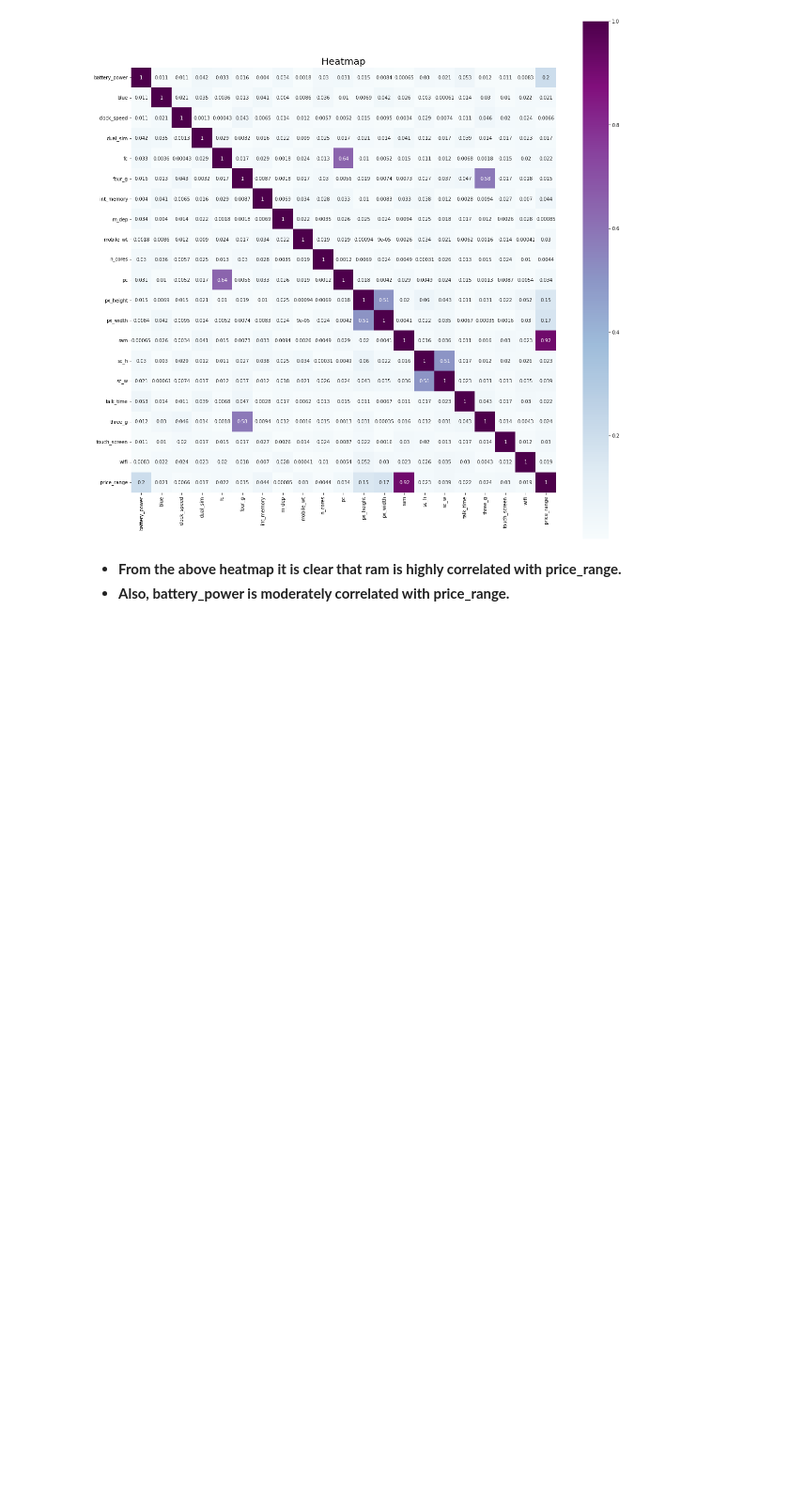
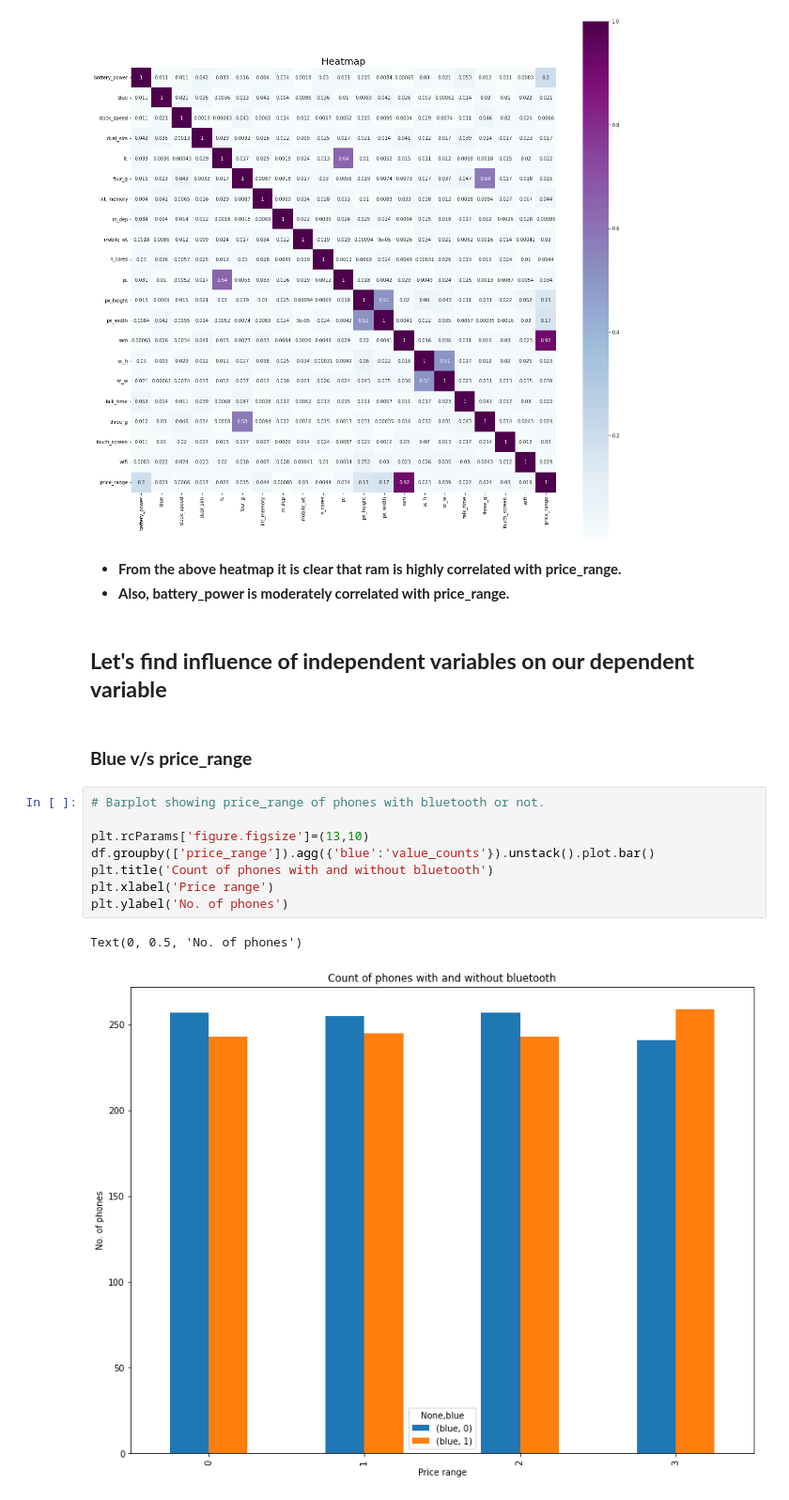
Before and after one commit to PuroshotamSingh/Mobile-Price-Range-Prediction, a Jupyter notebook: Mobile_Price_Range_Prediction_Puroshotam_Singh_Capstone_Project_3.ipynb, the cells around one changed output. Shown: that part at 94% size. Cells and saved outputs as stored; diff of their text form; blank space fills up the shorter version.

```diff
--- a/Mobile_Price_Range_Prediction_Puroshotam_Singh_Capstone_Project_3.ipynb
+++ b/Mobile_Price_Range_Prediction_Puroshotam_Singh_Capstone_Project_3.ipynb
@@ -440,3 +440,18 @@ Text(0.5, 1.0, 'Heatmap')
 # %% [markdown]
 * **From the above heatmap it is clear that ram is highly correlated with price_range.**
 * **Also, battery_power is moderately correlated with price_range.**
+# %% [markdown]
+## **Let's find influence of independent variables on our dependent variable**
+# %% [markdown]
+### **Blue v/s price_range**
+# %%
+# Barplot showing price_range of phones with bluetooth or not.
+
+plt.rcParams['figure.figsize']=(13,10)
+df.groupby(['price_range']).agg({'blue':'value_counts'}).unstack().plot.bar()
+plt.title('Count of phones with and without bluetooth')
+plt.xlabel('Price range')
+plt.ylabel('No. of phones')
+# %% [output]
+Text(0, 0.5, 'No. of phones')
+[figure, added]
```
Also changed, not shown: parts of 14 cells of this notebook.
